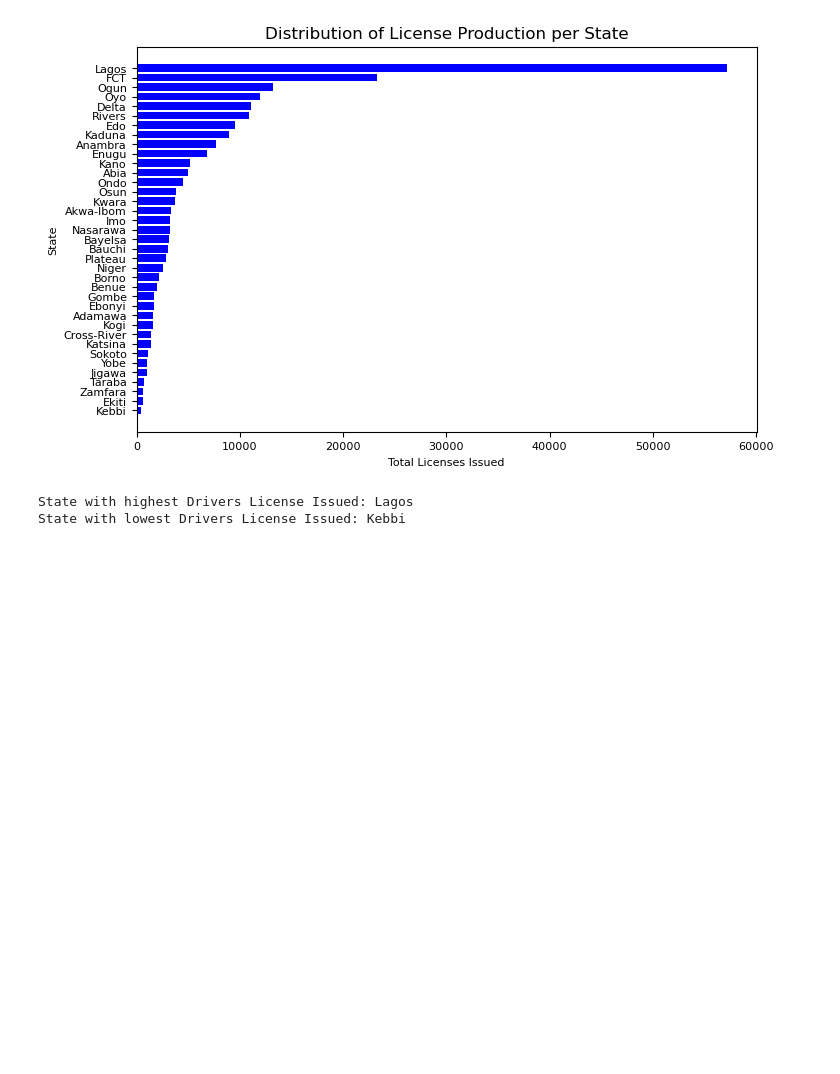
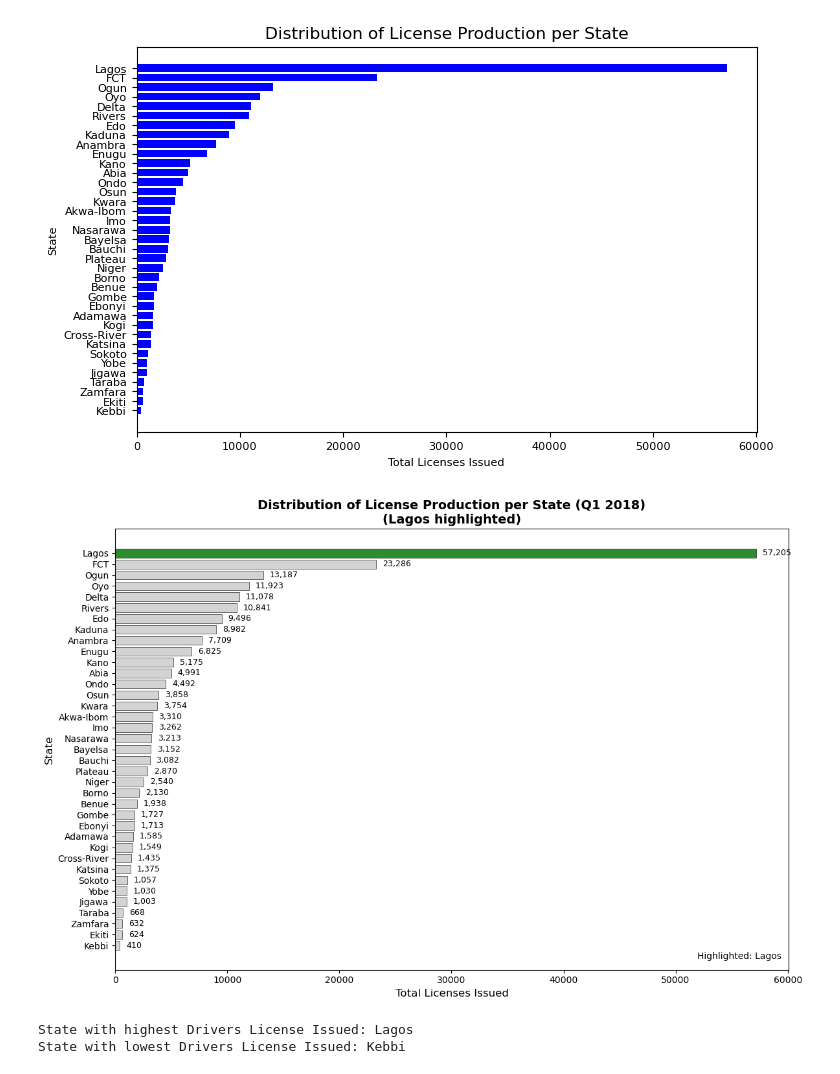
Before and after one commit to Agafie-Divine/Automotive_Data_Science, a Jupyter notebook: Quarter1_2018/quarter1_2018.ipynb, the cells around one changed output. Saved outputs shown, nothing was run; the diff lists cells and outputs as text; code cells hidden in the pictures; blank space fills up the shorter version.

Commit message:
Highlight visualization

```diff
--- a/Quarter1_2018/quarter1_2018.ipynb
+++ b/Quarter1_2018/quarter1_2018.ipynb
@@ -84,6 +84,41 @@ plt.savefig('driv-lic_prod.jpg')
 plt.show();
 # %% [output]
 [figure]
+# %%
+highlight_state = "Lagos"
+if highlight_state not in drivlic_sorted['State'].values:
+    highlight_state = drivlic_sorted.loc[0, 'State']  # fallback: highlight top state
+
+# Color list
+bold_green = "#2b8c2b"     # bold green for Lagos
+light_grey = "#d3d3d3"     # grey for others
+colors = [bold_green if s == highlight_state else light_grey for s in drivlic_sorted['State']]
+# %%
+# Plot to highlight 'Lagos' State
+fig, ax = plt.subplots(figsize=(12, 8))
+
+bars = ax.barh(drivlic_sorted['State'], drivlic_sorted['No_Issued'], color=colors, edgecolor='black', linewidth=0.4)
+ax.set_xlabel("Total Licenses Issued", fontsize=12)
+ax.set_ylabel("State", fontsize=12)
+ax.set_title("Distribution of License Production per State (Q1 2018)\n(Lagos highlighted)", fontsize=14, weight='bold')
+
+# Annotate numbers at the end of bars
+for bar in bars:
+    width = int(bar.get_width())
+    ax.text(width + max(drivlic_sorted['No_Issued']) * 0.01,  # small offset
+            bar.get_y() + bar.get_height() / 2,
+            f"{width:,}",
+            va='center', fontsize=9)
+
+# Add a legend-like label for clarity
+ax.text(0.99, 0.02, f"Highlighted: {highlight_state}", transform=ax.transAxes,
+        ha='right', va='bottom', fontsize=10, bbox=dict(facecolor='white', alpha=0.6, edgecolor='none'))
+
+plt.savefig('lagos_dominates.jpg')
+plt.tight_layout()
+plt.show();
+# %% [output]
+[figure, added]
 # %%
 max_count = driv_lic['No_Issued'].max()
 min_count = driv_lic['No_Issued'].min()
```
Also changed, not shown: 1 other file.
